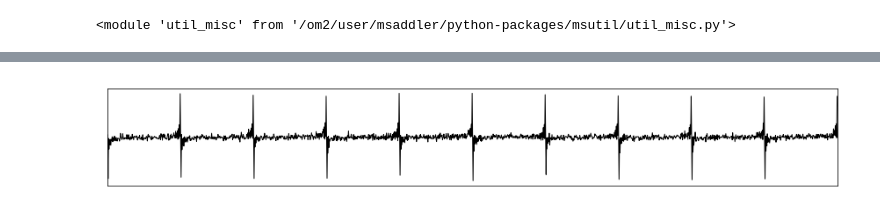
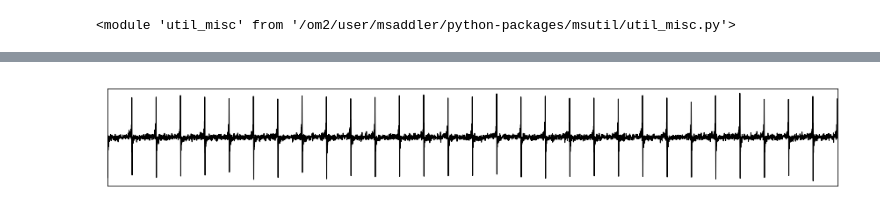
Before and after one commit to msaddler/bez2018model, a Jupyter notebook: notebook_figures_bez2018model.ipynb, the cells around one changed output, grey strips where cells are left out. Saved outputs shown, nothing was run; the diff lists cells and outputs as text; code cells hidden in the pictures.

```diff
--- a/notebook_figures_bez2018model.ipynb
+++ b/notebook_figures_bez2018model.ipynb
@@ -213,32 +215,32 @@ plt.show()
 # %%
 sr = 32000
-t = np.arange(0, 0.050, 1/sr)
+t = np.arange(0, 0.150, 1/sr)
 f0 = 200
 snr = 10
 dBSPL = 60
 signal = np.zeros_like(t)
 noise = np.random.randn(signal.shape[0])
 for freq in np.arange(f0, sr/2, f0):
     signal = signal + np.sin(2*np.pi*freq*t)
 y = util_stimuli.combine_signal_and_noise(signal, noise, snr=snr)
 y = util_stimuli.set_dBSPL(y, dBSPL)
 
 figsize = (12, 2)
 nrows = 1
 ncols = 1
 gridspec_kw = {}
 fig, ax_arr = plt.subplots(nrows=nrows, ncols=ncols, figsize=figsize, gridspec_kw=gridspec_kw)
 util_figures.make_stimulus_summary_plot(
     ax_arr,
     ax_idx_waveform=0,
     waveform=y,
     sr_waveform=sr)
 plt.tight_layout()
 plt.show()
 
 ipd.display(ipd.Audio(y, rate=sr))
 # %% [output]
-[figure, old version]
+[figure, new version]
 [interactive output not drawn]
 # %%
 kwargs_nervegram = {
```
Also changed, not shown: parts of 6 cells of this notebook.
